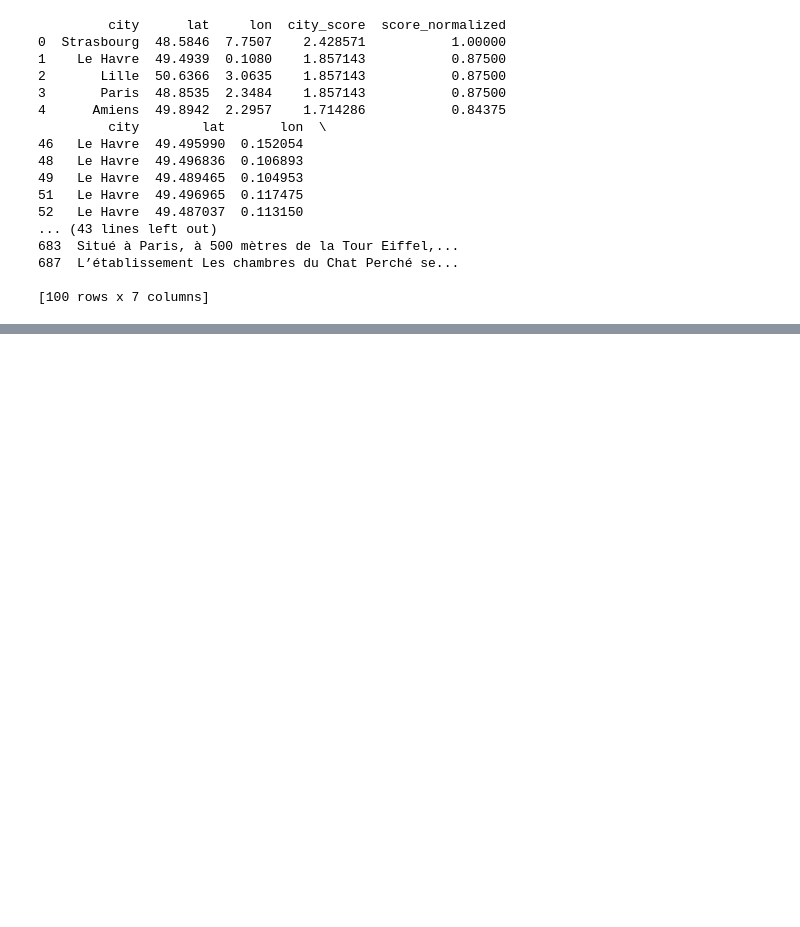
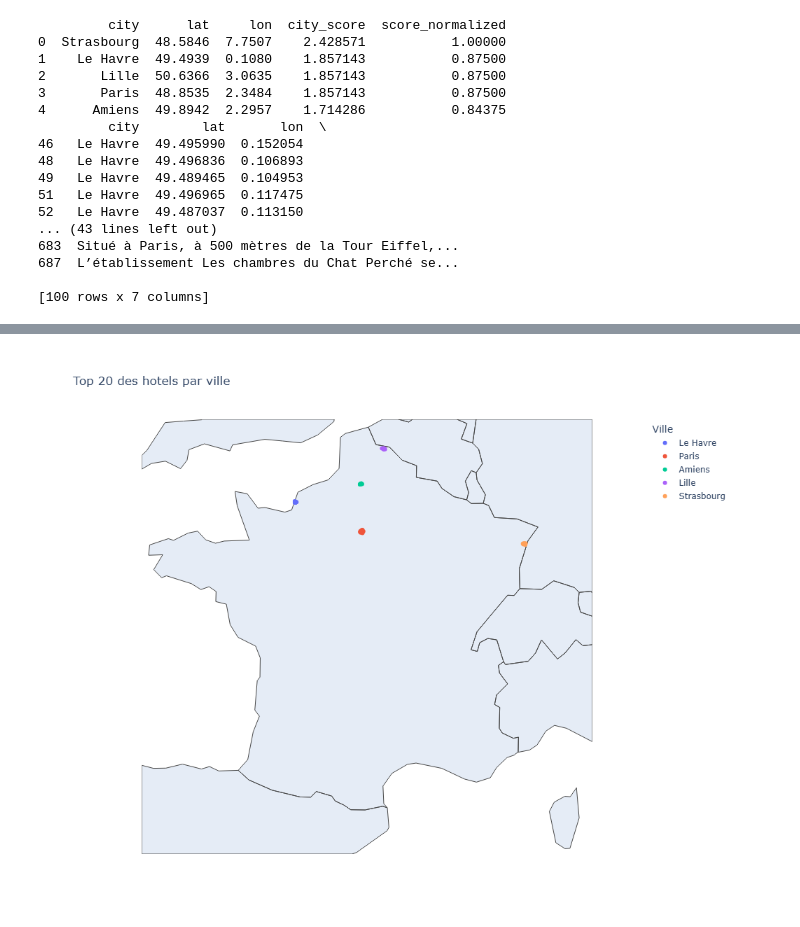
Before and after one commit to vno99/01_plan_your_trip_with_kayak, a Jupyter notebook: notebook/kayak_02_visualisation.ipynb, the cells around one changed output, grey strips where cells are left out. Saved outputs shown, nothing was run; the diff lists cells and outputs as text; code cells hidden in the pictures; blank space fills up the shorter version.

```diff
--- a/notebook/kayak_02_visualisation.ipynb
+++ b/notebook/kayak_02_visualisation.ipynb
@@ -96,27 +102,33 @@ show_graph(top5_villes_map, "../images/top5_villes_map.png")
 # %%
 top20_hotels_map = px.scatter_geo(
     top20_hotels,
     lat="lat",
     lon="lon",
     hover_name="name",
     hover_data=["city", "lat", "lon", "review_score"],
     color="city",
     color_continuous_scale="thermal",
     projection="mercator",
     scope="europe",
     title="Top 20 des hotels par ville",
     # size_max=40,
     labels={"city": "Ville"},
     width=1000,
     height=800,
 )
 
 top20_hotels_map.update_layout(
     geo=dict(
         center=dict(lat=46.5, lon=2.5),  # centre approximatif sur la France
         lataxis=dict(range=[41, 51]),    # limites latitude
         lonaxis=dict(range=[-5, 10])     # limites longitude
     )
 )
 
-show_graph(top20_hotels_map, "../images/top20_hotels_map.png")
+top20_hotels_map.show()
+
+top20_hotels_filename = "../images/top20_hotels_map.png"
+top20_hotels_map.write_image(top20_hotels_filename)
+display(Image(top20_hotels_filename))
+# %% [output]
+[figure, added]
```
Also changed, not shown: parts of 1 cell of this notebook.
